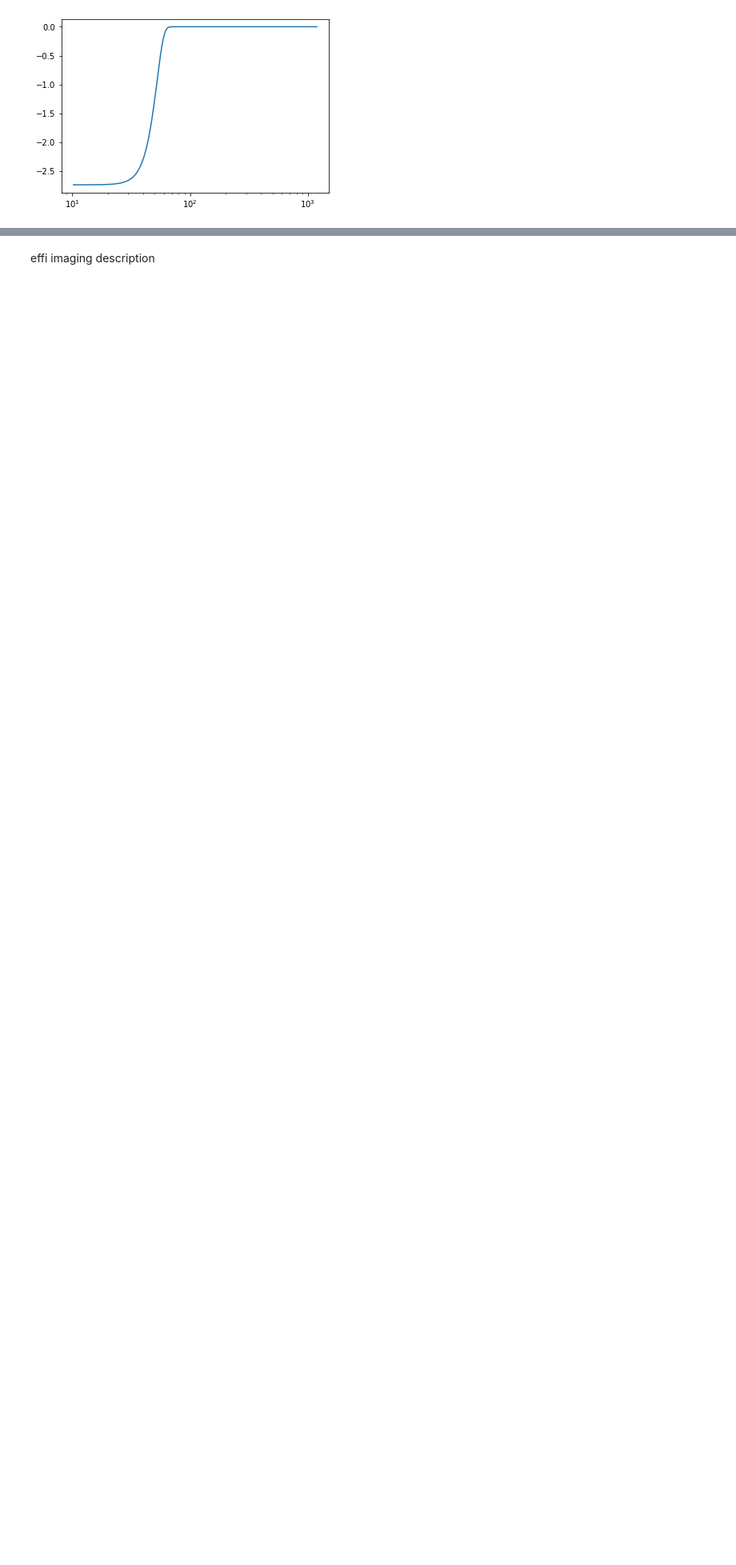
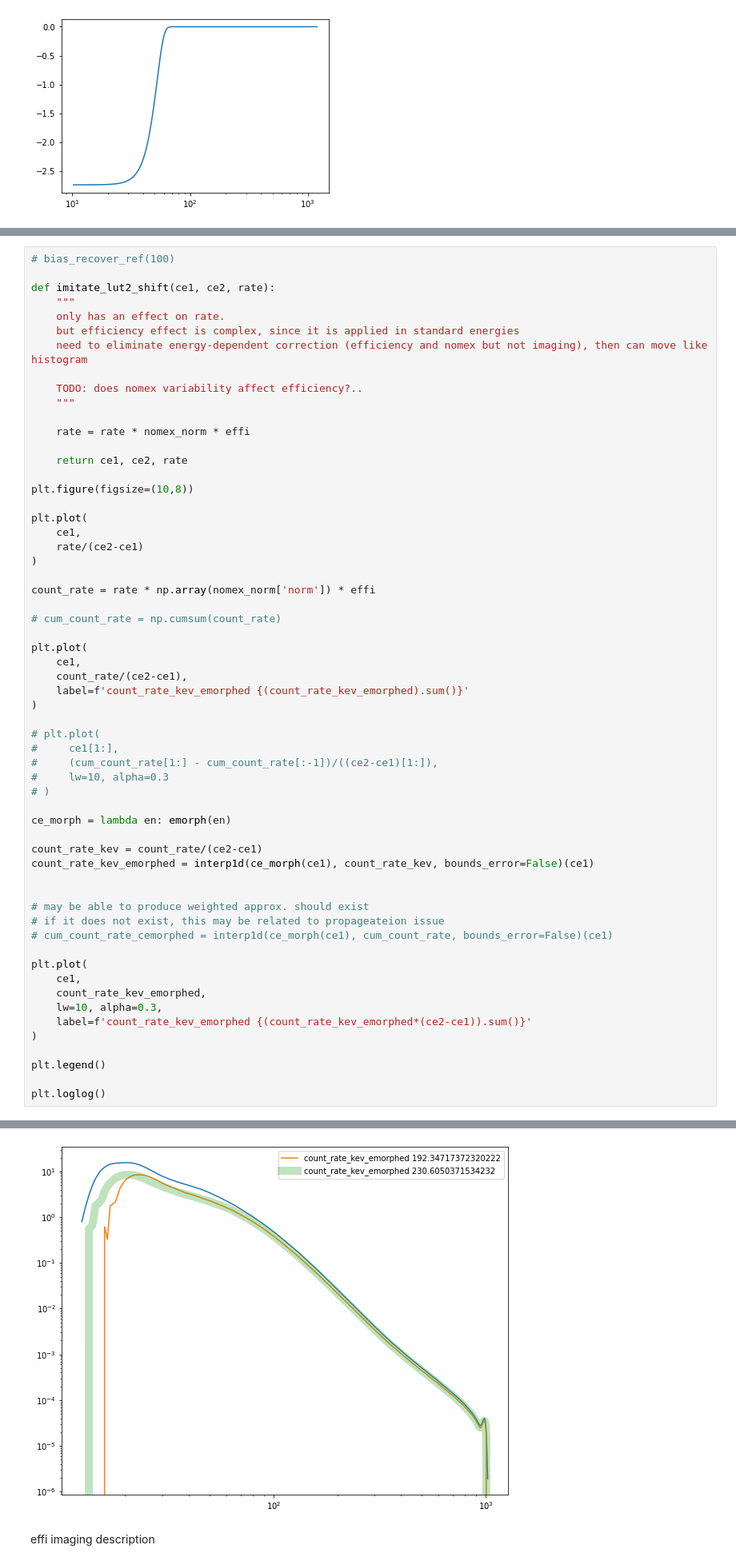
Before and after one commit to volodymyrss/volodymyrss.github.io, a Jupyter notebook: integral-ibis-isgri-le-response/_sources/effi-rsp-lut2.ipynb, the cells around one changed output, grey strips where cells are left out. Shown at 80% size. Drawn from its saved outputs; the diff is of its cells as text; blank space fills up the shorter version.

```diff
--- a/integral-ibis-isgri-le-response/_sources/effi-rsp-lut2.ipynb
+++ b/integral-ibis-isgri-le-response/_sources/effi-rsp-lut2.ipynb
@@ -821,0 +787,60 @@ plt.loglog()
+# %%
+# bias_recover_ref(100)
+
+def imitate_lut2_shift(ce1, ce2, rate):
+    """
+    only has an effect on rate.
+    but efficiency effect is complex, since it is applied in standard energies
+    need to eliminate energy-dependent correction (efficiency and nomex but not imaging), then can move like histogram
+
+    TODO: does nomex variability affect efficiency?..
+    """
+
+    rate = rate * nomex_norm * effi
+
+    return ce1, ce2, rate
+
+plt.figure(figsize=(10,8))
+
+plt.plot(
+    ce1,
+    rate/(ce2-ce1)
+)
+
+count_rate = rate * np.array(nomex_norm['norm']) * effi
+
+# cum_count_rate = np.cumsum(count_rate)
+
+plt.plot(
+    ce1,
+    count_rate/(ce2-ce1),
+    label=f'count_rate_kev_emorphed {(count_rate_kev_emorphed).sum()}'
+)
+
+# plt.plot(
+#     ce1[1:],
+#     (cum_count_rate[1:] - cum_count_rate[:-1])/((ce2-ce1)[1:]),
+#     lw=10, alpha=0.3
+# )
+
+ce_morph = lambda en: emorph(en)
+
+count_rate_kev = count_rate/(ce2-ce1)
+count_rate_kev_emorphed = interp1d(ce_morph(ce1), count_rate_kev, bounds_error=False)(ce1)
+
+
+# may be able to produce weighted approx. should exist
+# if it does not exist, this may be related to propageateion issue
+# cum_count_rate_cemorphed = interp1d(ce_morph(ce1), cum_count_rate, bounds_error=False)(ce1)
+
+plt.plot(
+    ce1,
+    count_rate_kev_emorphed,
+    lw=10, alpha=0.3,
+    label=f'count_rate_kev_emorphed {(count_rate_kev_emorphed*(ce2-ce1)).sum()}'
+)
+
+plt.legend()
+
+plt.loglog()
+# %% [output]
@@ -822,3 +848,4 @@ plt.loglog()
+[figure, added]
 # %% [markdown]
 effi imaging description
 # %% [markdown]
```
Also changed, not shown: parts of 5 cells of this notebook, 33 other files.
